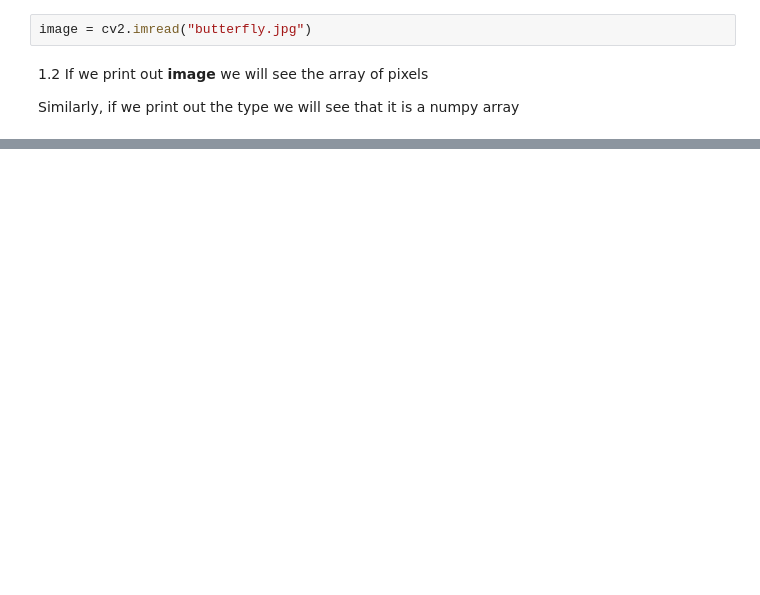
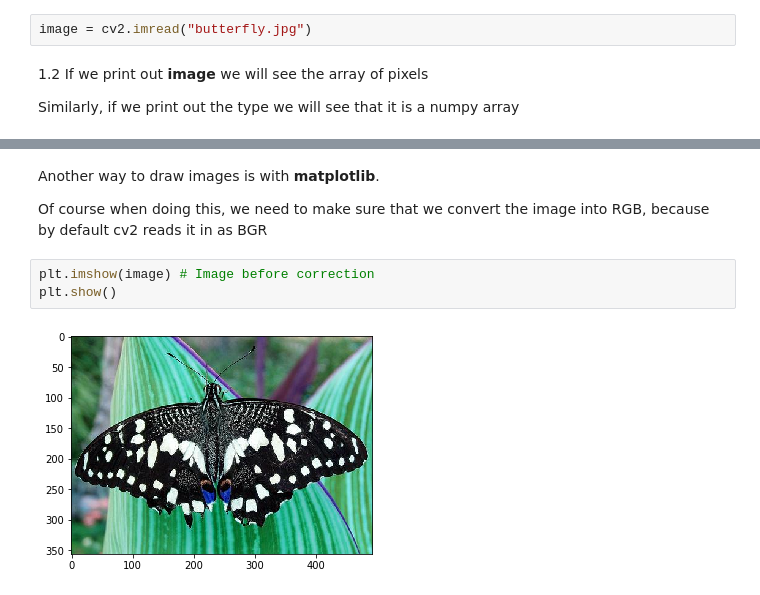
Before and after one commit to sacheth25/OpencvWorkshop, a Jupyter notebook: Image Processing/ImgProcessing.ipynb, the cells around one changed output, grey strips where cells are left out. Saved outputs shown, nothing was run; the diff lists cells and outputs as text; blank space fills up the shorter version.

Commit message:
Some more images

```diff
--- a/Image Processing/ImgProcessing.ipynb
+++ b/Image Processing/ImgProcessing.ipynb
@@ -29,0 +69,9 @@ type(image)
+# %% [markdown]
+<p>Another way to draw images is with <b>matplotlib</b>.</p>
+<p>Of course when doing this, we need to make sure that we convert the image into RGB, because by default
+    cv2 reads it in as BGR</p>
+# %%
+plt.imshow(image) # Image before correction
+plt.show()
+# %% [output]
+[figure, added]
```
Also changed, not shown: parts of 14 cells of this notebook, 1 other file.
